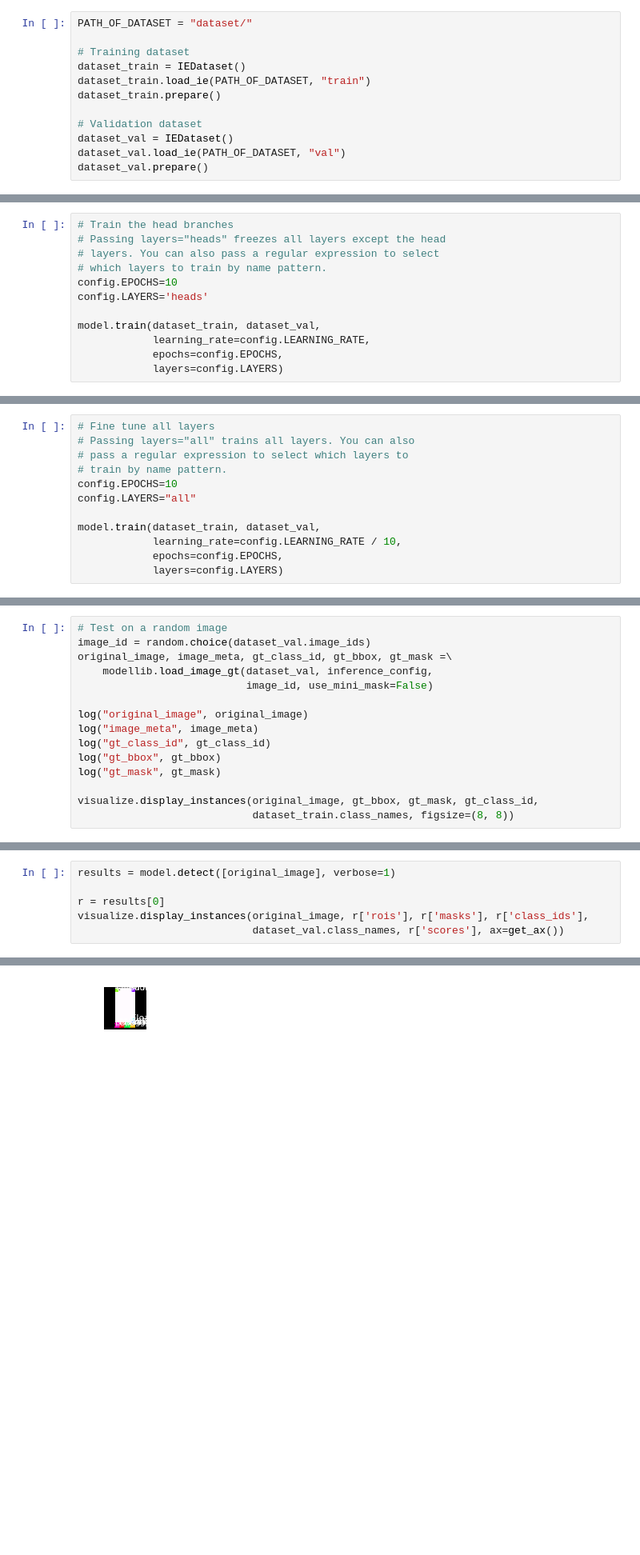
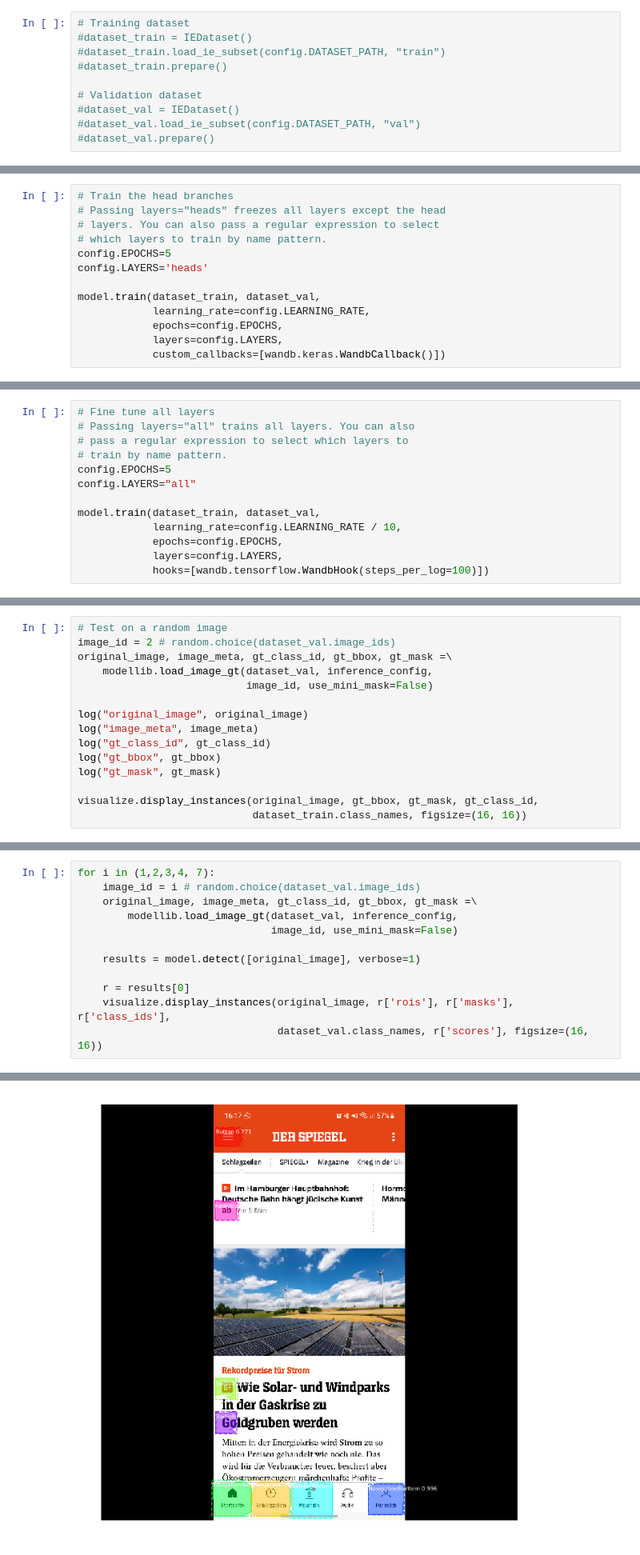
Before and after one commit to bmeyjohann/Mask_RCNN, a Jupyter notebook: samples/shapes/train_ie.ipynb, the cells around one changed output, grey strips where cells are left out. Shown at 80% size. Cells and saved outputs as stored; diff of their text form; blank space fills up the shorter version.

Commit message:
Change docker integration for better reliability. Restructure config and dataset class.

```diff
--- a/samples/shapes/train_ie.ipynb
+++ b/samples/shapes/train_ie.ipynb
@@ -253,15 +314,13 @@ class IEDataset(utils.Dataset):
 # %%
-PATH_OF_DATASET = "dataset/"
-
 # Training dataset
-dataset_train = IEDataset()
-dataset_train.load_ie(PATH_OF_DATASET, "train")
-dataset_train.prepare()
+#dataset_train = IEDataset()
+#dataset_train.load_ie_subset(config.DATASET_PATH, "train")
+#dataset_train.prepare()
 
 # Validation dataset
-dataset_val = IEDataset()
-dataset_val.load_ie(PATH_OF_DATASET, "val")
-dataset_val.prepare()
+#dataset_val = IEDataset()
+#dataset_val.load_ie_subset(config.DATASET_PATH, "val")
+#dataset_val.prepare()
 # %%
 # Load and display random samples
 image_ids = np.random.choice(dataset_train.image_ids, 4)
@@ -307,13 +376,14 @@ Train in two stages:
 # Passing layers="heads" freezes all layers except the head
 # layers. You can also pass a regular expression to select
 # which layers to train by name pattern.
-config.EPOCHS=10
+config.EPOCHS=5
 config.LAYERS='heads'
 
 model.train(dataset_train, dataset_val,
             learning_rate=config.LEARNING_RATE,
             epochs=config.EPOCHS,
-            layers=config.LAYERS)
+            layers=config.LAYERS,
+            custom_callbacks=[wandb.keras.WandbCallback()])
 # %% [output]
 Starting at epoch 0. LR=0.001
 
@@ -356,10 +418,11 @@ Epoch 10/10
 # Passing layers="all" trains all layers. You can also
 # pass a regular expression to select which layers to
 # train by name pattern.
-config.EPOCHS=10
+config.EPOCHS=5
 config.LAYERS="all"
 
 model.train(dataset_train, dataset_val,
             learning_rate=config.LEARNING_RATE / 10,
             epochs=config.EPOCHS,
-            layers=config.LAYERS)
+            layers=config.LAYERS,
+            hooks=[wandb.tensorflow.WandbHook(steps_per_log=100)])
@@ -418,6 +463,6 @@ Re-starting from epoch 9
 # %%
 # Test on a random image
-image_id = random.choice(dataset_val.image_ids)
+image_id = 2 # random.choice(dataset_val.image_ids)
 original_image, image_meta, gt_class_id, gt_bbox, gt_mask =\
     modellib.load_image_gt(dataset_val, inference_config,
                            image_id, use_mini_mask=False)
@@ -429,6 +474,6 @@ log("gt_bbox", gt_bbox)
 log("gt_mask", gt_mask)
 
 visualize.display_instances(original_image, gt_bbox, gt_mask, gt_class_id,
-                            dataset_train.class_names, figsize=(8, 8))
+                            dataset_train.class_names, figsize=(16, 16))
 # %% [output]
 original_image           shape: (512, 512, 3)         min:    0.00000  max:  255.00000  uint8
@@ -440,9 +485,15 @@ gt_mask                  shape: (512, 512, 9)         min:    0.00000  max:    1
 # %%
-results = model.detect([original_image], verbose=1)
+for i in (1,2,3,4, 7):
+    image_id = i # random.choice(dataset_val.image_ids)
+    original_image, image_meta, gt_class_id, gt_bbox, gt_mask =\
+        modellib.load_image_gt(dataset_val, inference_config,
+                               image_id, use_mini_mask=False)
 
-r = results[0]
-visualize.display_instances(original_image, r['rois'], r['masks'], r['class_ids'],
-                            dataset_val.class_names, r['scores'], ax=get_ax())
+    results = model.detect([original_image], verbose=1)
+
+    r = results[0]
+    visualize.display_instances(original_image, r['rois'], r['masks'], r['class_ids'],
+                                dataset_val.class_names, r['scores'], figsize=(16, 16))
 # %% [output]
 Processing 1 images
 image                    shape: (512, 512, 3)         min:    0.00000  max:  255.00000  uint8
@@ -451,2 +502,2 @@ image_metas              shape: (1, 19)               min:    0.00000  max:  512
 anchors                  shape: (1, 65472, 4)         min:   -0.70849  max:    1.58325  float32
-[figure, old version]
+[figure, new version]
```
Also changed, not shown: parts of 15 cells of this notebook, 3 other files.
